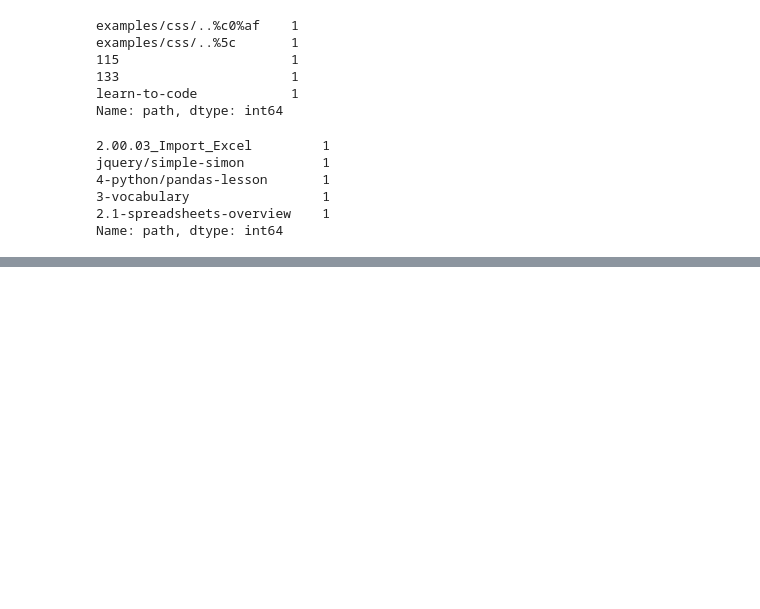
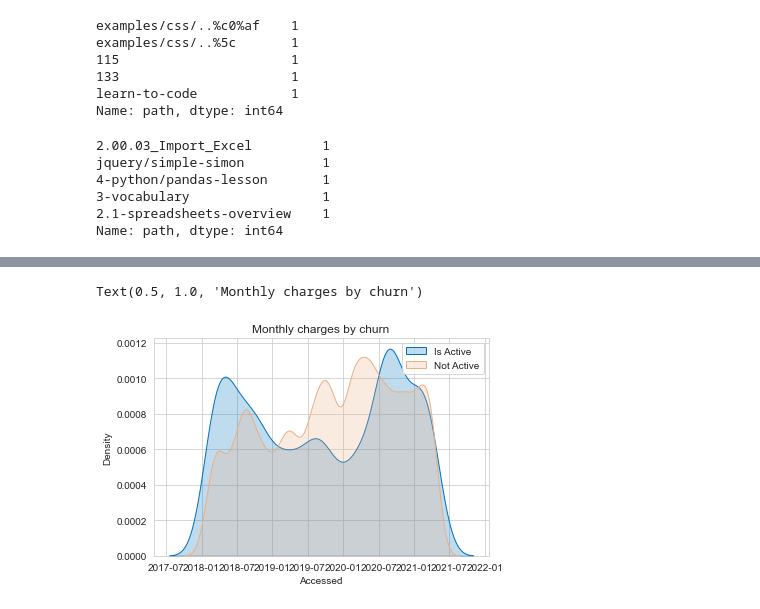
Before and after one commit to miller-cerna-laskowski-morris-eyring/anomaly-group-project, a Jupyter notebook: ray_eda.ipynb, the cells around one changed output, grey strips where cells are left out. Drawn from its saved outputs; the diff is of its cells as text; code cells hidden in the pictures; blank space fills up the shorter version.

```diff
--- a/ray_eda.ipynb
+++ b/ray_eda.ipynb
@@ -360,0 +378,14 @@ Name: path, dtype: int64
+# %%
+
+
+Mth = sns.kdeplot(sample.accessed[(sample["is_active"] == False) ],
+                color="#0072BD", shade = True)
+Mth = sns.kdeplot(sample.accessed[(sample["is_active"] == True) ],
+                ax =Mth, color="#ebb086", shade= True)
+Mth.legend(["Is Active","Not Active"])
+Mth.set_ylabel('Density')
+Mth.set_xlabel('Accessed')
+Mth.set_title('Monthly charges by churn')
+# %% [output]
+Text(0.5, 1.0, 'Monthly charges by churn')
+[figure, added]
```
Also changed, not shown: parts of 11 cells of this notebook.
